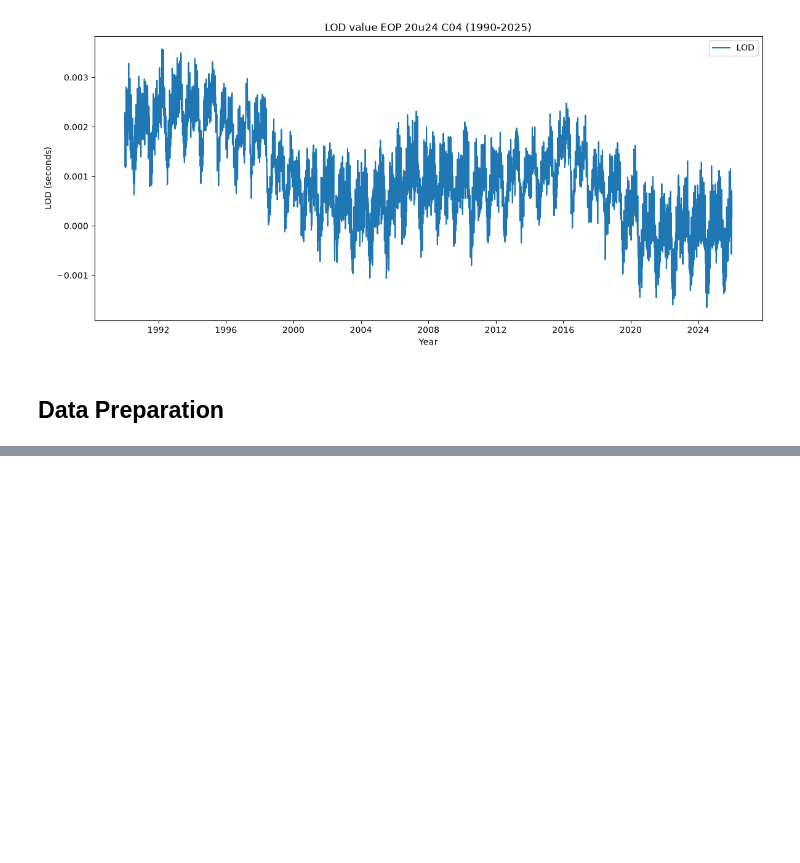
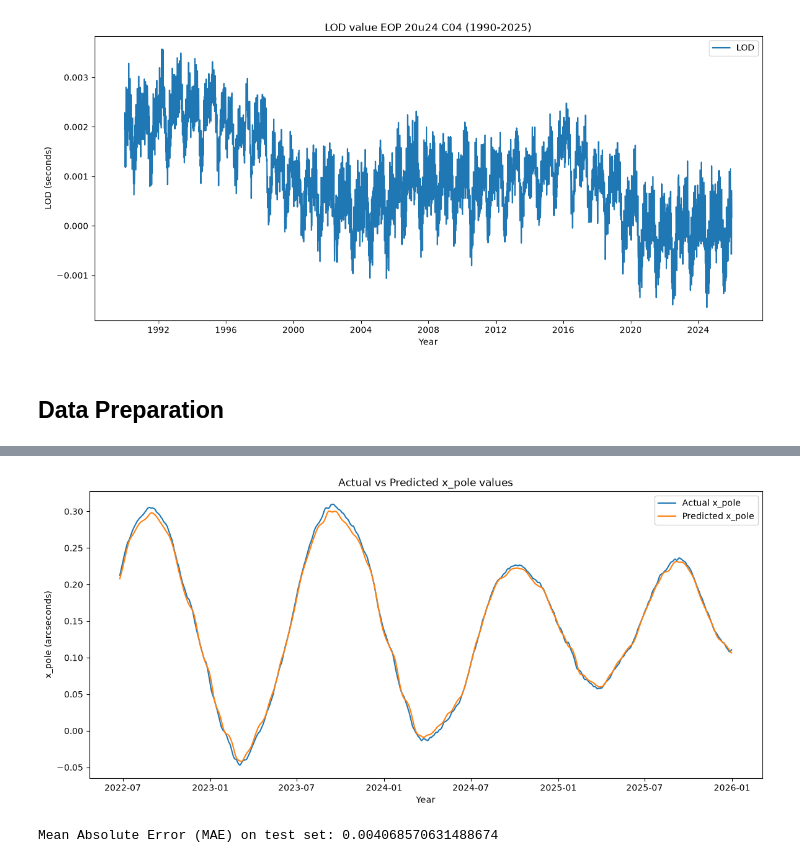
Before and after one commit to wasupol5449/Senior_Project_playground, a Jupyter notebook: first_demo.ipynb, the cells around one changed output, grey strips where cells are left out. Drawn from its saved outputs; the diff is of its cells as text; code cells hidden in the pictures; blank space fills up the shorter version.

```diff
--- a/first_demo.ipynb
+++ b/first_demo.ipynb
@@ -103,0 +177,15 @@ plt.show()
+# %%
+predictions = model.predict(X_test)
+predictions = scalar.inverse_transform(predictions)
+y_test_inverse = scalar.inverse_transform(y_test.reshape(-1, 1))
+
+test_dates = df['Date'].values[train_size + val_size + look_back:]
+
+plt.plot(test_dates, y_test_inverse, label='Actual x_pole')
+plt.plot(test_dates, predictions, label='Predicted x_pole')
+plt.title('Actual vs Predicted x_pole values')
+plt.xlabel('Year')
+plt.ylabel('x_pole (arcseconds)')
+plt.legend()
+plt.show()
+# %% [output]
@@ -103,0 +193,7 @@ plt.show()
+[figure, added]
+# %%
+from sklearn.metrics import mean_absolute_error
+mae = mean_absolute_error(y_test_inverse, predictions)
+print(f"Mean Absolute Error (MAE) on test set: {mae}")
+# %% [output]
+Mean Absolute Error (MAE) on test set: 0.004068570631488674
```
Also changed, not shown: parts of 6 cells of this notebook.
